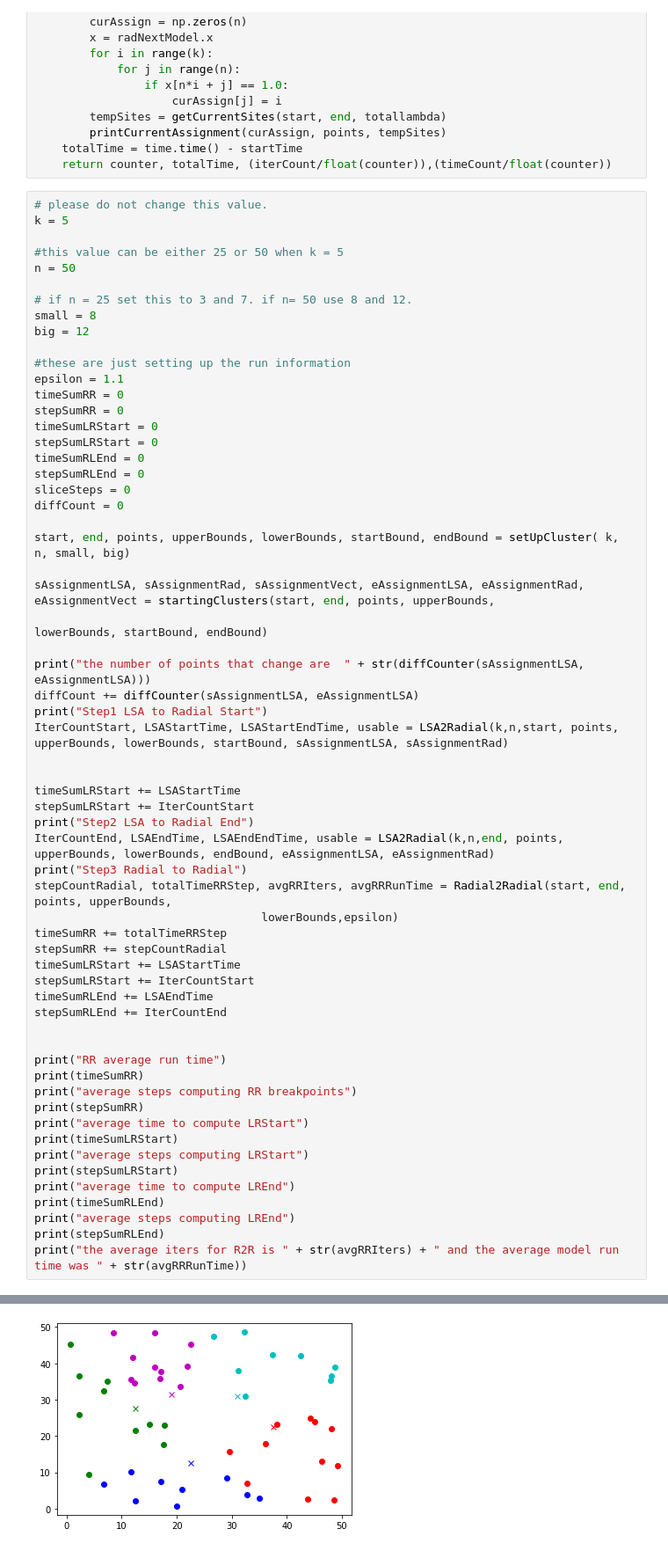
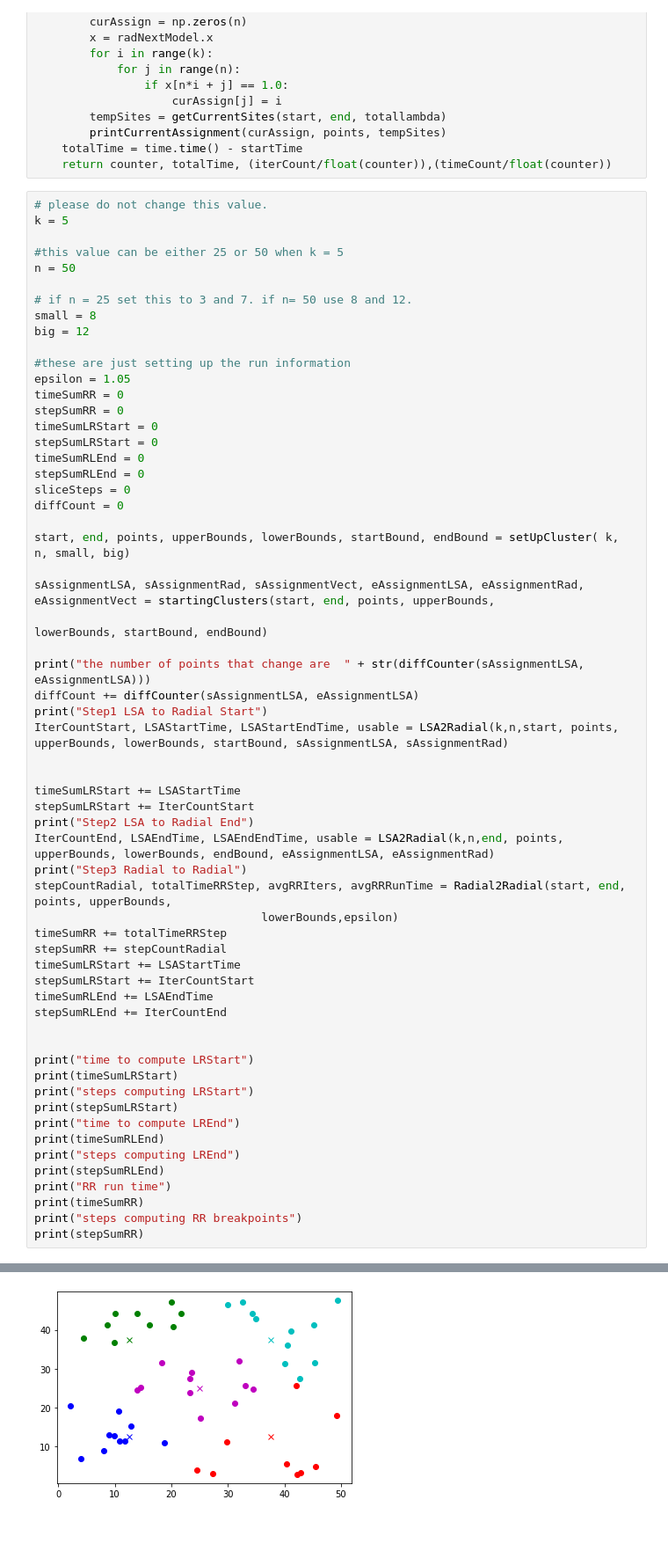
Before and after one commit to szirkelbach/Transitioning-Separable-Clusterings, a Jupyter notebook: Full Run.ipynb, the cells around one changed output, grey strips where cells are left out. Shown at 88% size. Drawn from its saved outputs; the diff is of its cells as text.

Commit message:
run output clean up
changed 5-50 example to have transitions steps in both of the LSA2Radial steps

```diff
--- a/Full Run.ipynb
+++ b/Full Run.ipynb
@@ -466,7 +466,7 @@ small = 8
 big = 12
 
 #these are just setting up the run information
-epsilon = 1.1
+epsilon = 1.05
 timeSumRR = 0
 stepSumRR = 0
 timeSumLRStart = 0
@@ -502,19 +502,18 @@ timeSumRLEnd += LSAEndTime
 stepSumRLEnd += IterCountEnd
 
 
-print("RR average run time")
+print("time to compute LRStart")
+print(timeSumLRStart)
+print("steps computing LRStart")
+print(stepSumLRStart)
+print("time to compute LREnd")
+print(timeSumRLEnd)
+print("steps computing LREnd")
+print(stepSumRLEnd)
+print("RR run time")
 print(timeSumRR)
-print("average steps computing RR breakpoints")
+print("steps computing RR breakpoints")
 print(stepSumRR)
-print("average time to compute LRStart")
-print(timeSumLRStart)
-print("average steps computing LRStart")
-print(stepSumLRStart)
-print("average time to compute LREnd")
-print(timeSumRLEnd)
-print("average steps computing LREnd")
-print(stepSumRLEnd)
-print("the average iters for R2R is " + str(avgRRIters) + " and the average model run time was " + str(avgRRRunTime))
 # %% [output]
 Changed value of parameter Method to 0
    Prev: -1  Min: -1  Max: 5  Default: -1
@@ -554 +536 @@ Changed value of parameter Presolve to 0
-[figure, old version]
+[figure, new version]
```
Also changed, not shown: parts of 2 cells of this notebook, 2 other files.
